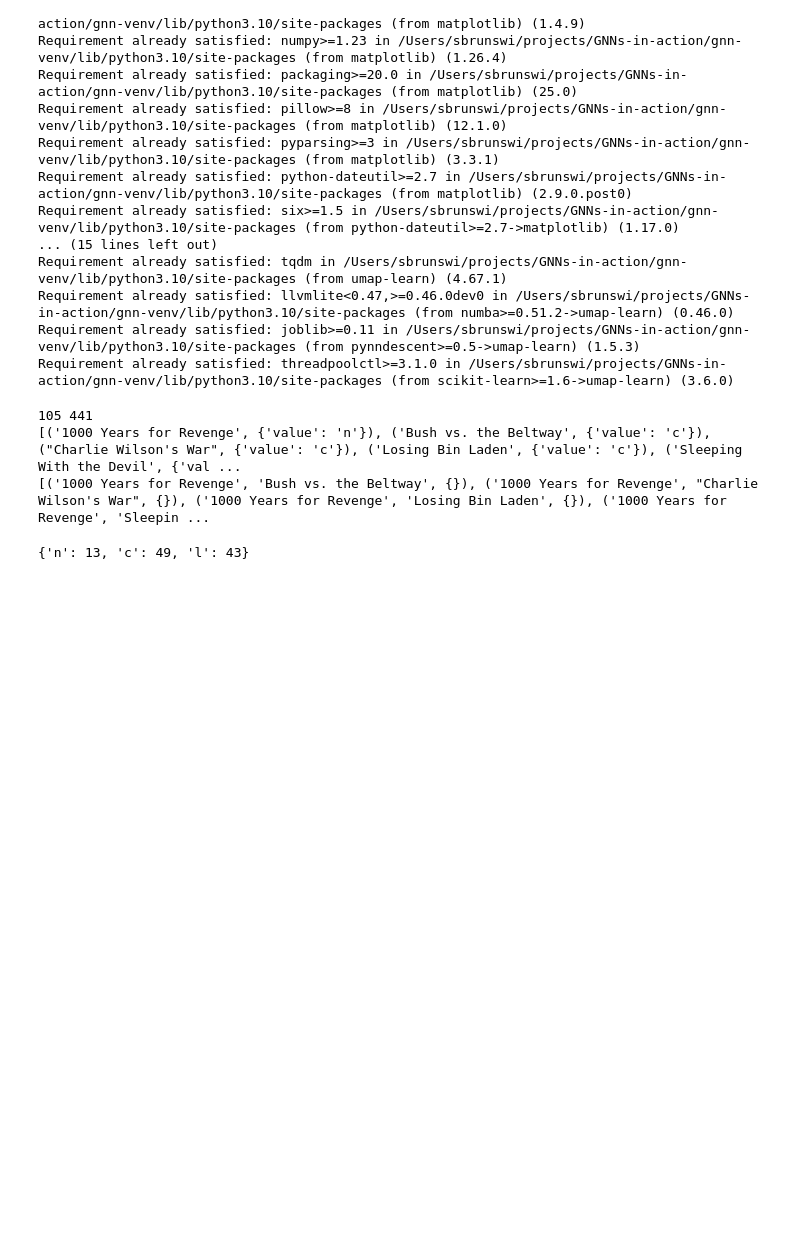
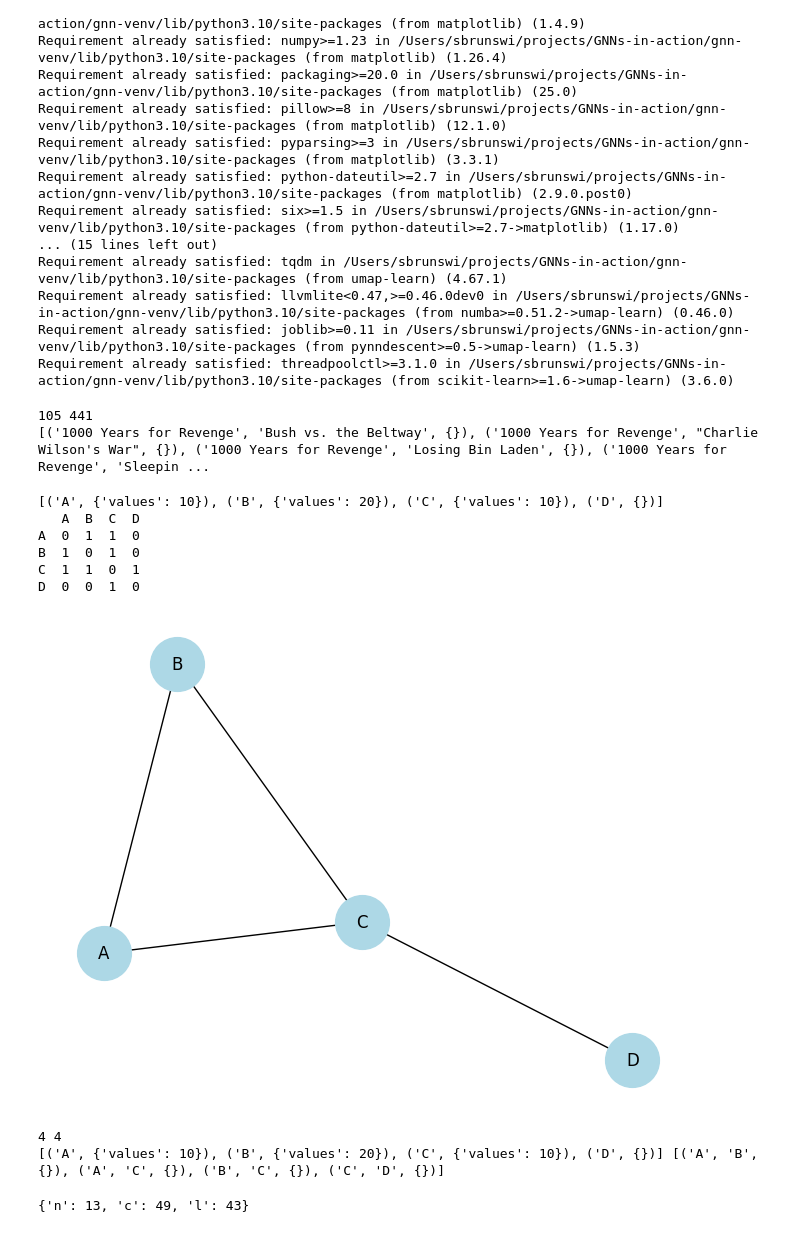
Before and after one commit to sbrunswi/GNNs-in-action, a Jupyter notebook: chapter_2/chp2 embeddings.ipynb, the cells around one changed output. Drawn from its saved outputs; the diff is of its cells as text; code cells hidden in the pictures; blank space fills up the shorter version.

```diff
--- a/chapter_2/chp2 embeddings.ipynb
+++ b/chapter_2/chp2 embeddings.ipynb
@@ -23,6 +23,7 @@ Requirement already satisfied: threadpoolctl>=3.1.0 in /Users/sbrunswi/projects/
 # %%
 import networkx as nx
 import matplotlib.pyplot as plt
+import numpy as np
 
 
 # Load the GML file
@@ -30,12 +31,49 @@ gml_graph = nx.read_gml('polbooks.gml')
 
 # Now you can work with the graph object
 print(len(gml_graph.nodes), len(gml_graph.edges))
-print(gml_graph.nodes(data=True))  # Print nodes with their attributes
+#print(gml_graph.nodes(data=True))  # Print nodes with their attributes
 print(gml_graph.edges(data=True))  # Print edges with their attributes
 # %% [output]
 105 441
-[('1000 Years for Revenge', {'value': 'n'}), ('Bush vs. the Beltway', {'value': 'c'}), ("Charlie Wilson's War", {'value': 'c'}), ('Losing Bin Laden', {'value': 'c'}), ('Sleeping With the Devil', {'val ...
 [('1000 Years for Revenge', 'Bush vs. the Beltway', {}), ('1000 Years for Revenge', "Charlie Wilson's War", {}), ('1000 Years for Revenge', 'Losing Bin Laden', {}), ('1000 Years for Revenge', 'Sleepin ...
+# %%
+nodes = ['A', 'B', 'C', 'D']
+edges = [('A','B'), ('A', 'C'), ("B", "C"), ("C", "D")]
+values = { 'A':10,
+           'B':20,
+        'C': 10
+        }
+# %%
+G = nx.Graph()
+G.add_nodes_from(nodes)
+G.add_edges_from(edges)
+nx.set_node_attributes(G,values, name="values")
+print(G.nodes(data=True))
+
+nx.draw(G, with_labels=True, node_color='lightblue', node_size=1500)
+plt.savefig('graph.png')
+
+# Generate the adjacency matrix
+
+adj_matrix = nx.to_numpy_array(G, nodelist=nodes)
+adj_df = pd.DataFrame(adj_matrix, index=nodes, columns=nodes, dtype=int)
+print(adj_df)
+nx.write_gml(G, 'adj.gml',)
+# %% [output]
+[('A', {'values': 10}), ('B', {'values': 20}), ('C', {'values': 10}), ('D', {})]
+   A  B  C  D
+A  0  1  1  0
+B  1  0  1  0
+C  1  1  0  1
+D  0  0  1  0
+[figure, added]
+# %%
+gml = nx.read_gml('adj.gml')
+print(len(gml.nodes),len(gml.edges))
+print(gml.nodes(data=True),gml.edges(data=True))
+# %% [output]
+4 4
+[('A', {'values': 10}), ('B', {'values': 20}), ('C', {'values': 10}), ('D', {})] [('A', 'B', {}), ('A', 'C', {}), ('B', 'C', {}), ('C', 'D', {})]
 # %%
 # Initialize a dictionary to store counts
 value_counts = {}
```
Also changed, not shown: parts of 3 cells of this notebook, 2 other files.
